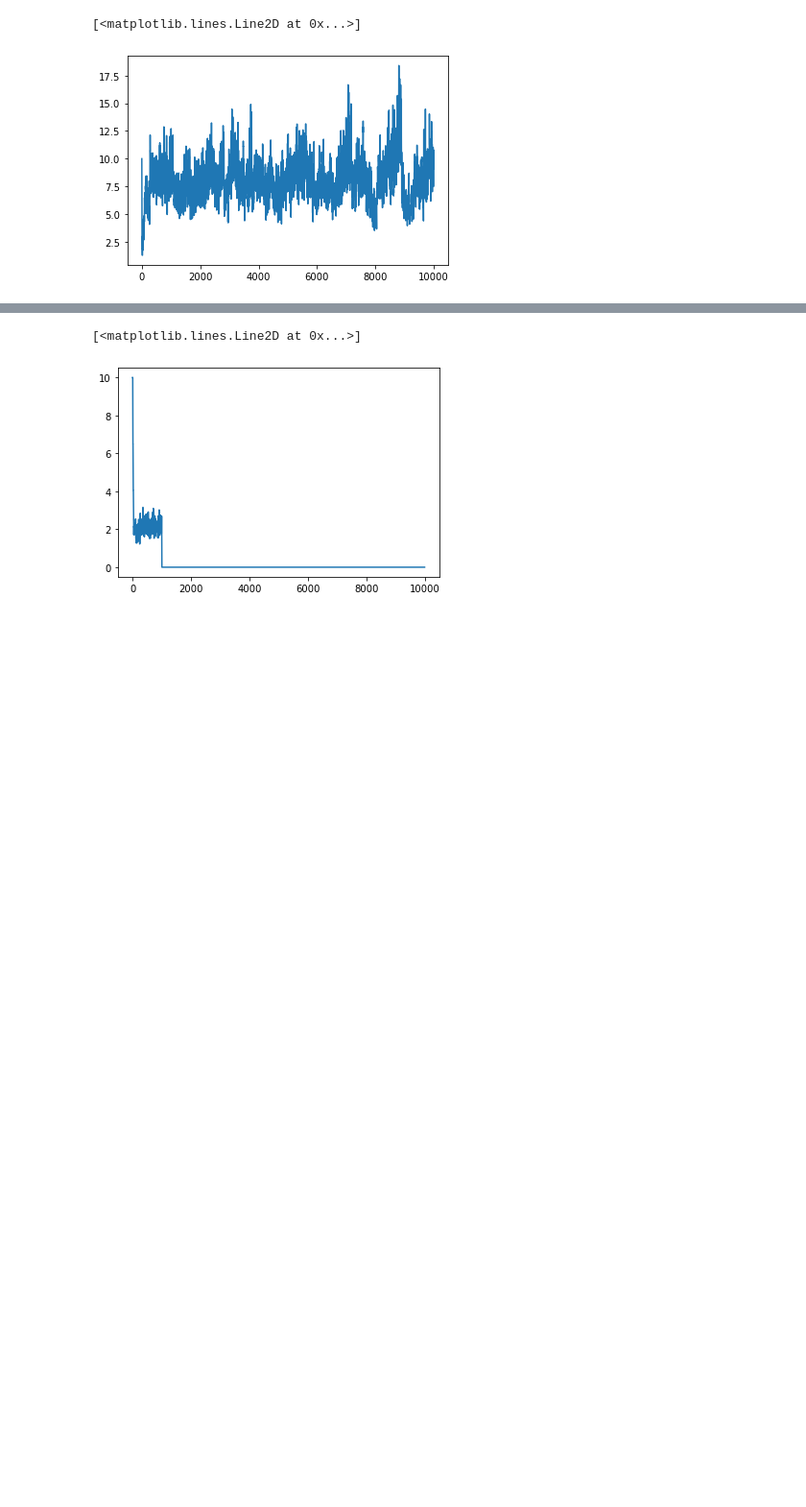
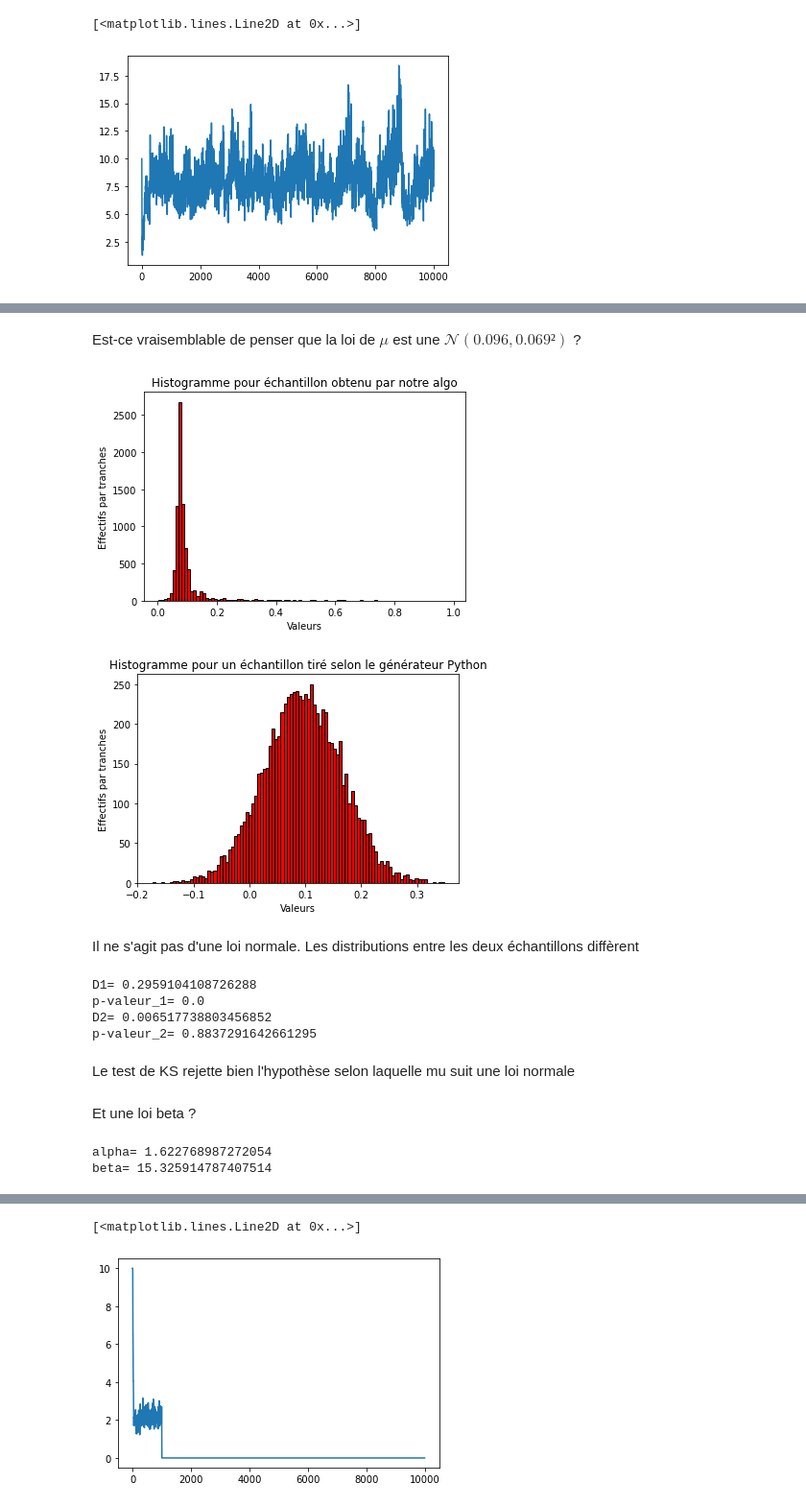
Before and after one commit to erialc-cal/MCM_Listeria_Prevalence, a Jupyter notebook: exploratoire_robin.ipynb, the cells around one changed output, grey strips where cells are left out. Shown: that part at 96% size. Cells and saved outputs as stored; diff of their text form; code cells hidden in the pictures; blank space fills up the shorter version.

```diff
--- a/exploratoire_robin.ipynb
+++ b/exploratoire_robin.ipynb
@@ -730,0 +461,61 @@ np.mean(y[0:20000,92])
+# %% [markdown]
+Est-ce vraisemblable de penser que la loi de $\mu$ est une $\mathcal{N}(0.096,0.069²)$ ?
+# %%
+# Visualisation de l'adéquation à la loi normale :
+
+X=y[2000:,91]
+plt.hist(X, bins = 100, color = 'red',edgecolor = 'black')
+plt.xlabel('Valeurs')
+plt.ylabel('Effectifs par tranches')
+plt.title('Histogramme pour échantillon obtenu par notre algo')
+plt.show()
+
+Y=[np.random.normal(moy,e_type) for i in range(2000,10000)]
+plt.hist(Y, bins = 100, color = 'red',edgecolor = 'black')
+plt.xlabel('Valeurs')
+plt.ylabel('Effectifs par tranches')
+plt.title("Histogramme pour un échantillon tiré selon le générateur Python")
+plt.show()
+# %% [output]
+[figure, added]
+[figure, added]
+# %% [markdown]
+Il ne s'agit pas d'une loi normale. Les distributions entre les deux échantillons diffèrent
+# %%
+# Test de Kolmogorov-Smirnov
+
+import scipy.stats as statis
+
+X=y[2000:,91]
+Y=[np.random.normal(moy,e_type) for i in range(2000,10000)]
+D1,p1=statis.kstest(X, 'norm', (moy,e_type))
+D2,p2=statis.kstest(Y, 'norm', (moy,e_type))
+
+print("D1=",D1)
+print("p-valeur_1=",p1)
+print("D2=",D2)
+print("p-valeur_2=",p2)
+# %% [output]
+D1= 0.2959104108726288
+p-valeur_1= 0.0
+D2= 0.006517738803456852
+p-valeur_2= 0.8837291642661295
+# %% [markdown]
+Le test de KS rejette bien l'hypothèse selon laquelle mu suit une loi normale
+# %% [markdown]
+Et une loi beta ?
+# %%
+moy1=np.mean(y[2000:,91])
+e_type1=np.std(y[2000:,91])
+var1=np.var(y[2000:,91])
+
+#estimation des paramètres par la méthode des moments
+
+a=moy1*(moy1-moy1**2-var1)/var1
+b=(moy1-2*(moy1**2)+moy1**3-var1+moy1*var1)/var1
+
+print("alpha=",a)
+print("beta=",b)
+# %% [output]
+alpha= 1.622768987272054
+beta= 15.325914787407514
```
Also changed, not shown: parts of 58 cells of this notebook.
